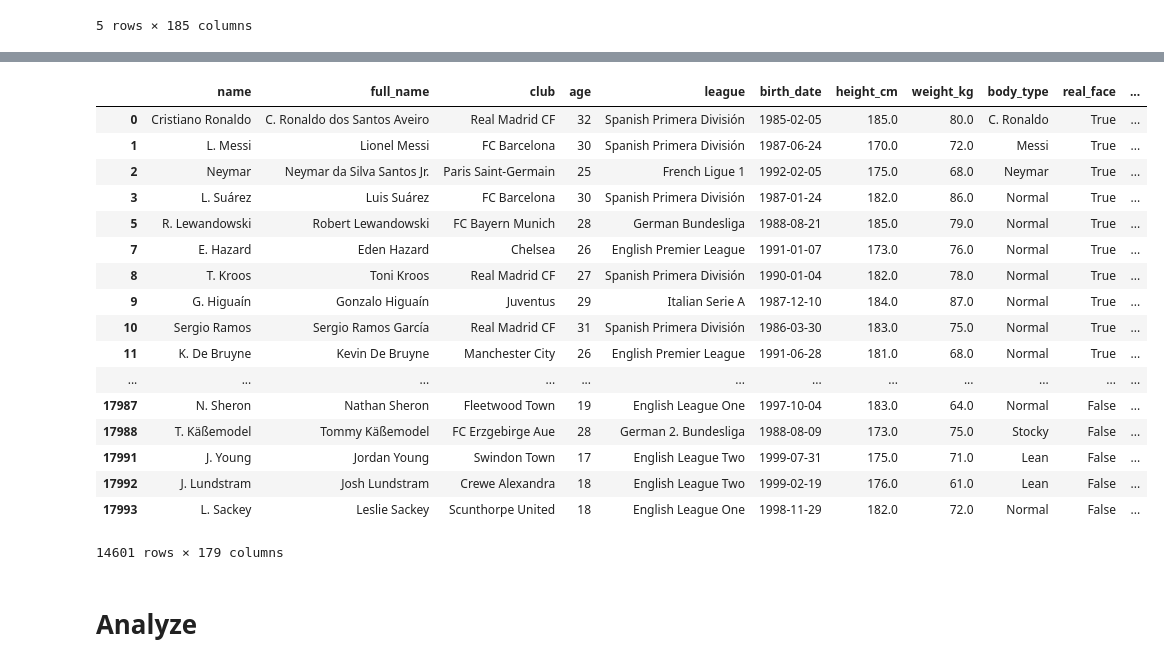
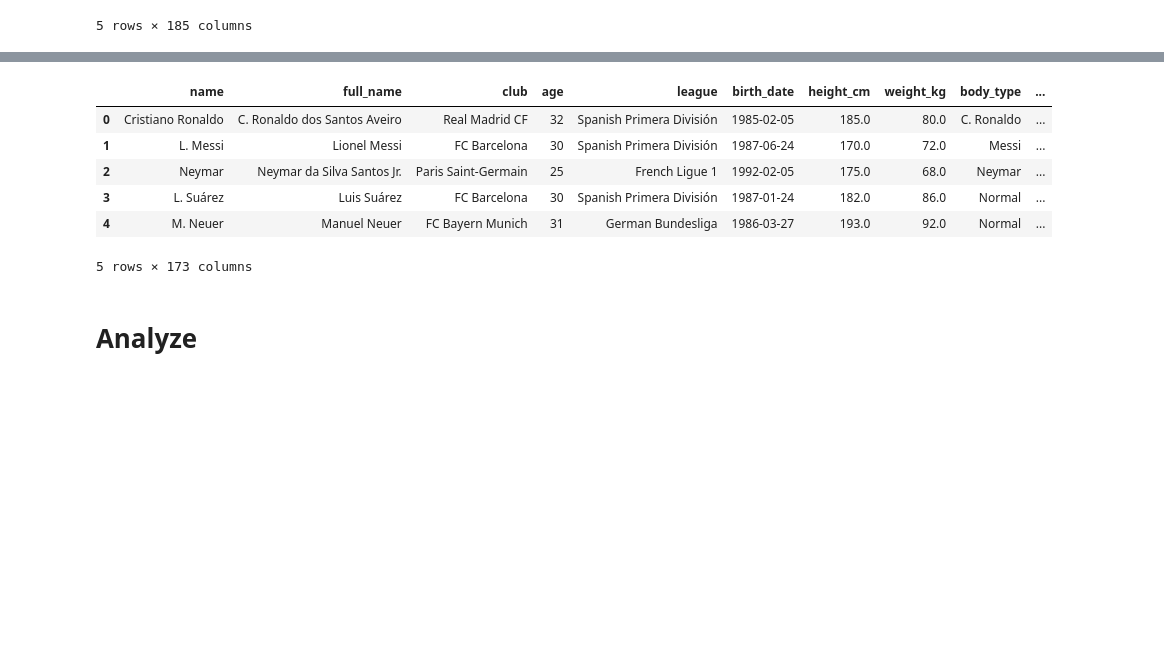
Before and after one commit to leducsang97/FIFA-18-Salary, a Jupyter notebook: Salary.ipynb, the cells around one changed output, grey strips where cells are left out. Saved outputs shown, nothing was run; the diff lists cells and outputs as text; code cells hidden in the pictures; blank space fills up the shorter version.

Commit message:
Clean data

```diff
--- a/Salary.ipynb
+++ b/Salary.ipynb
@@ -68,0 +59,3 @@ df
+# %%
+df['work_rate_att'].replace({'High':3,'Medium':2,'Low':1},inplace = True)
+df['work_rate_def'].replace({'High':3,'Medium':2,'Low':1},inplace = True)
@@ -69,34 +90,25 @@ df
 # %%
 # Put gk data to gk dataframe.
 gk = df[df['gk'].notnull()]
 
 # And drop all the null columns (properties not correlated with a goal keeper salary) in gk.
 rs_column = gk.columns.get_loc("rs")
 lcb_column = gk.columns.get_loc("lcb") + 1
 gk = gk.drop(gk.columns[rs_column:lcb_column],axis=1)
 
 # Finally, we drop the gk column in the df dataframe as not gk players do not have this property.
 data = df.drop('gk',axis =1 )
+data = df.drop(['gk_diving','gk_handling','gk_kicking','gk_positioning', 'gk_reflexes'],axis =1)
 data.dropna()
+data.head(5)
 # %% [output]
-|  | name | full_name | club | age | league | birth_date | height_cm | weight_kg | body_type | real_face | ... |
-| 0 | Cristiano Ronaldo | C. Ronaldo dos Santos Aveiro | Real Madrid CF | 32 | Spanish Primera División | 1985-02-05 | 185.0 | 80.0 | C. Ronaldo | True | ... |
-| 1 | L. Messi | Lionel Messi | FC Barcelona | 30 | Spanish Primera División | 1987-06-24 | 170.0 | 72.0 | Messi | True | ... |
-| 2 | Neymar | Neymar da Silva Santos Jr. | Paris Saint-Germain | 25 | French Ligue 1 | 1992-02-05 | 175.0 | 68.0 | Neymar | True | ... |
-| 3 | L. Suárez | Luis Suárez | FC Barcelona | 30 | Spanish Primera División | 1987-01-24 | 182.0 | 86.0 | Normal | True | ... |
-| 5 | R. Lewandowski | Robert Lewandowski | FC Bayern Munich | 28 | German Bundesliga | 1988-08-21 | 185.0 | 79.0 | Normal | True | ... |
-| 7 | E. Hazard | Eden Hazard | Chelsea | 26 | English Premier League | 1991-01-07 | 173.0 | 76.0 | Normal | True | ... |
-| 8 | T. Kroos | Toni Kroos | Real Madrid CF | 27 | Spanish Primera División | 1990-01-04 | 182.0 | 78.0 | Normal | True | ... |
-| 9 | G. Higuaín | Gonzalo Higuaín | Juventus | 29 | Italian Serie A | 1987-12-10 | 184.0 | 87.0 | Normal | True | ... |
-| 10 | Sergio Ramos | Sergio Ramos García | Real Madrid CF | 31 | Spanish Primera División | 1986-03-30 | 183.0 | 75.0 | Normal | True | ... |
-| 11 | K. De Bruyne | Kevin De Bruyne | Manchester City | 26 | English Premier League | 1991-06-28 | 181.0 | 68.0 | Normal | True | ... |
-| ... | ... | ... | ... | ... | ... | ... | ... | ... | ... | ... | ... |
-| 17987 | N. Sheron | Nathan Sheron | Fleetwood Town | 19 | English League One | 1997-10-04 | 183.0 | 64.0 | Normal | False | ... |
-| 17988 | T. Käßemodel | Tommy Käßemodel | FC Erzgebirge Aue | 28 | German 2. Bundesliga | 1988-08-09 | 173.0 | 75.0 | Stocky | False | ... |
-| 17991 | J. Young | Jordan Young | Swindon Town | 17 | English League Two | 1999-07-31 | 175.0 | 71.0 | Lean | False | ... |
-| 17992 | J. Lundstram | Josh Lundstram | Crewe Alexandra | 18 | English League Two | 1999-02-19 | 176.0 | 61.0 | Lean | False | ... |
-| 17993 | L. Sackey | Leslie Sackey | Scunthorpe United | 18 | English League One | 1998-11-29 | 182.0 | 72.0 | Normal | False | ... |
+|  | name | full_name | club | age | league | birth_date | height_cm | weight_kg | body_type | ... |
+| 0 | Cristiano Ronaldo | C. Ronaldo dos Santos Aveiro | Real Madrid CF | 32 | Spanish Primera División | 1985-02-05 | 185.0 | 80.0 | C. Ronaldo | ... |
+| 1 | L. Messi | Lionel Messi | FC Barcelona | 30 | Spanish Primera División | 1987-06-24 | 170.0 | 72.0 | Messi | ... |
+| 2 | Neymar | Neymar da Silva Santos Jr. | Paris Saint-Germain | 25 | French Ligue 1 | 1992-02-05 | 175.0 | 68.0 | Neymar | ... |
+| 3 | L. Suárez | Luis Suárez | FC Barcelona | 30 | Spanish Primera División | 1987-01-24 | 182.0 | 86.0 | Normal | ... |
+| 4 | M. Neuer | Manuel Neuer | FC Bayern Munich | 31 | German Bundesliga | 1986-03-27 | 193.0 | 92.0 | Normal | ... |
-14601 rows × 179 columns
+5 rows × 173 columns
 # %% [markdown]
 # Analyze
 # %%
```
Also changed, not shown: parts of 6 cells of this notebook.
